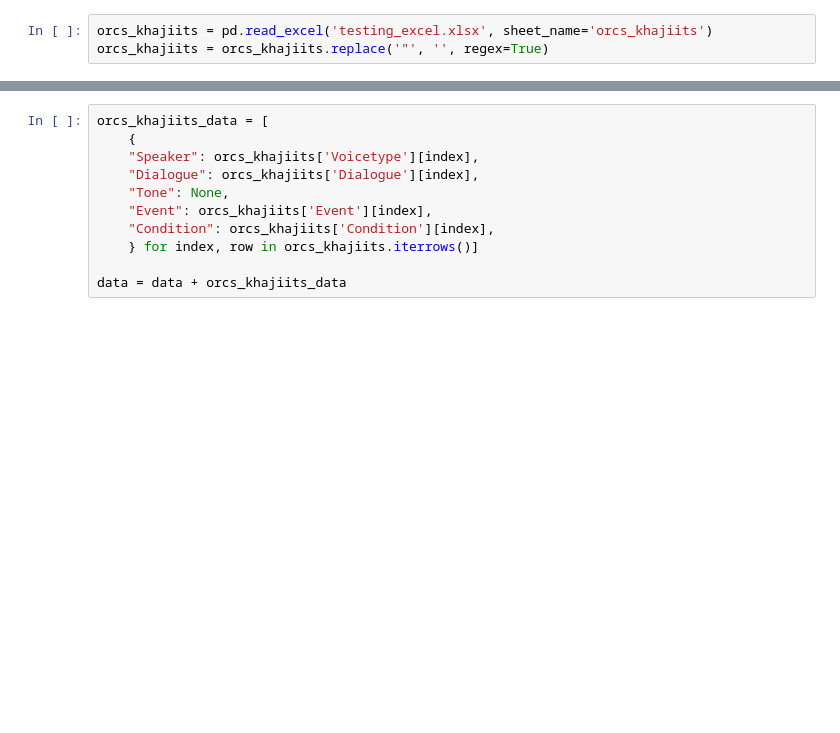
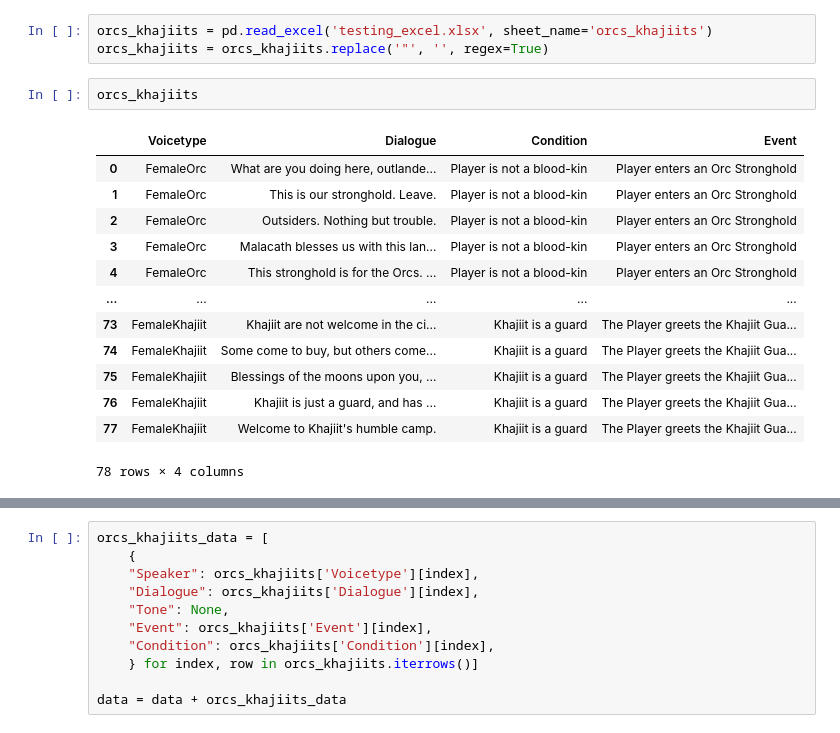
Before and after one commit to geoartop/Thesis-LLM-FineTuning-for-interactive-game-dialogues, a Jupyter notebook: dataset_final_prep.ipynb, the cells around one changed output, grey strips where cells are left out. Drawn from its saved outputs; the diff is of its cells as text; blank space fills up the shorter version.

```diff
--- a/dataset_final_prep.ipynb
+++ b/dataset_final_prep.ipynb
@@ -452,3 +486,19 @@ data = data + wedding_data
 # %%
 orcs_khajiits = pd.read_excel('testing_excel.xlsx', sheet_name='orcs_khajiits')
 orcs_khajiits = orcs_khajiits.replace('"', '', regex=True)
+# %%
+orcs_khajiits
+# %% [output]
+|  | Voicetype | Dialogue | Condition | Event |
+| 0 | FemaleOrc | What are you doing here, outlande... | Player is not a blood-kin | Player enters an Orc Stronghold |
+| 1 | FemaleOrc | This is our stronghold. Leave. | Player is not a blood-kin | Player enters an Orc Stronghold |
+| 2 | FemaleOrc | Outsiders. Nothing but trouble. | Player is not a blood-kin | Player enters an Orc Stronghold |
+| 3 | FemaleOrc | Malacath blesses us with this lan... | Player is not a blood-kin | Player enters an Orc Stronghold |
+| 4 | FemaleOrc | This stronghold is for the Orcs. ... | Player is not a blood-kin | Player enters an Orc Stronghold |
+| ... | ... | ... | ... | ... |
+| 73 | FemaleKhajiit | Khajiit are not welcome in the ci... | Khajiit is a guard | The Player greets the Khajiit Gua... |
+| 74 | FemaleKhajiit | Some come to buy, but others come... | Khajiit is a guard | The Player greets the Khajiit Gua... |
+| 75 | FemaleKhajiit | Blessings of the moons upon you, ... | Khajiit is a guard | The Player greets the Khajiit Gua... |
+| 76 | FemaleKhajiit | Khajiit is just a guard, and has ... | Khajiit is a guard | The Player greets the Khajiit Gua... |
+| 77 | FemaleKhajiit | Welcome to Khajiit's humble camp. | Khajiit is a guard | The Player greets the Khajiit Gua... |
+78 rows × 4 columns
```
Also changed, not shown: parts of 37 cells of this notebook, 2 other files.
